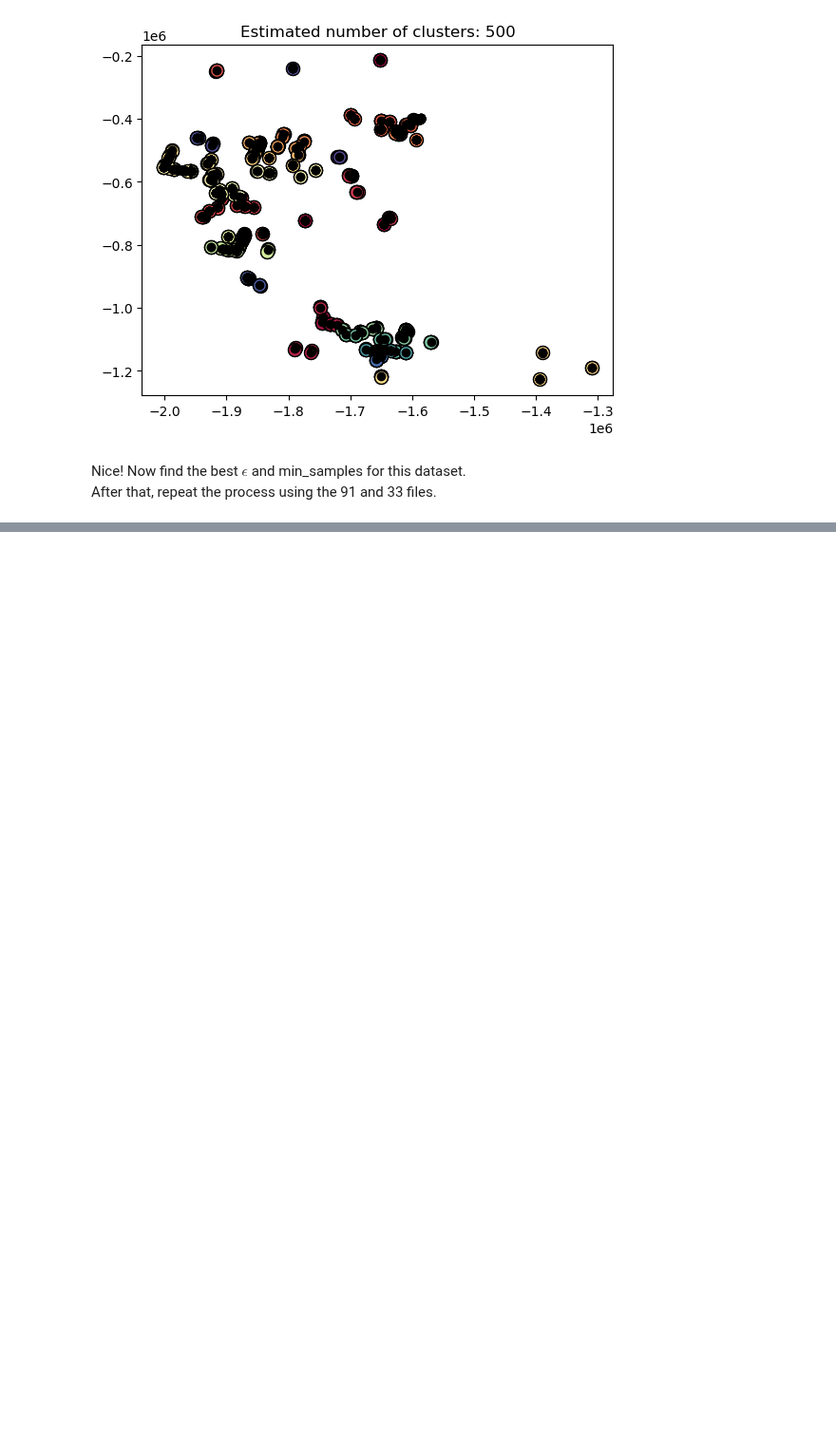
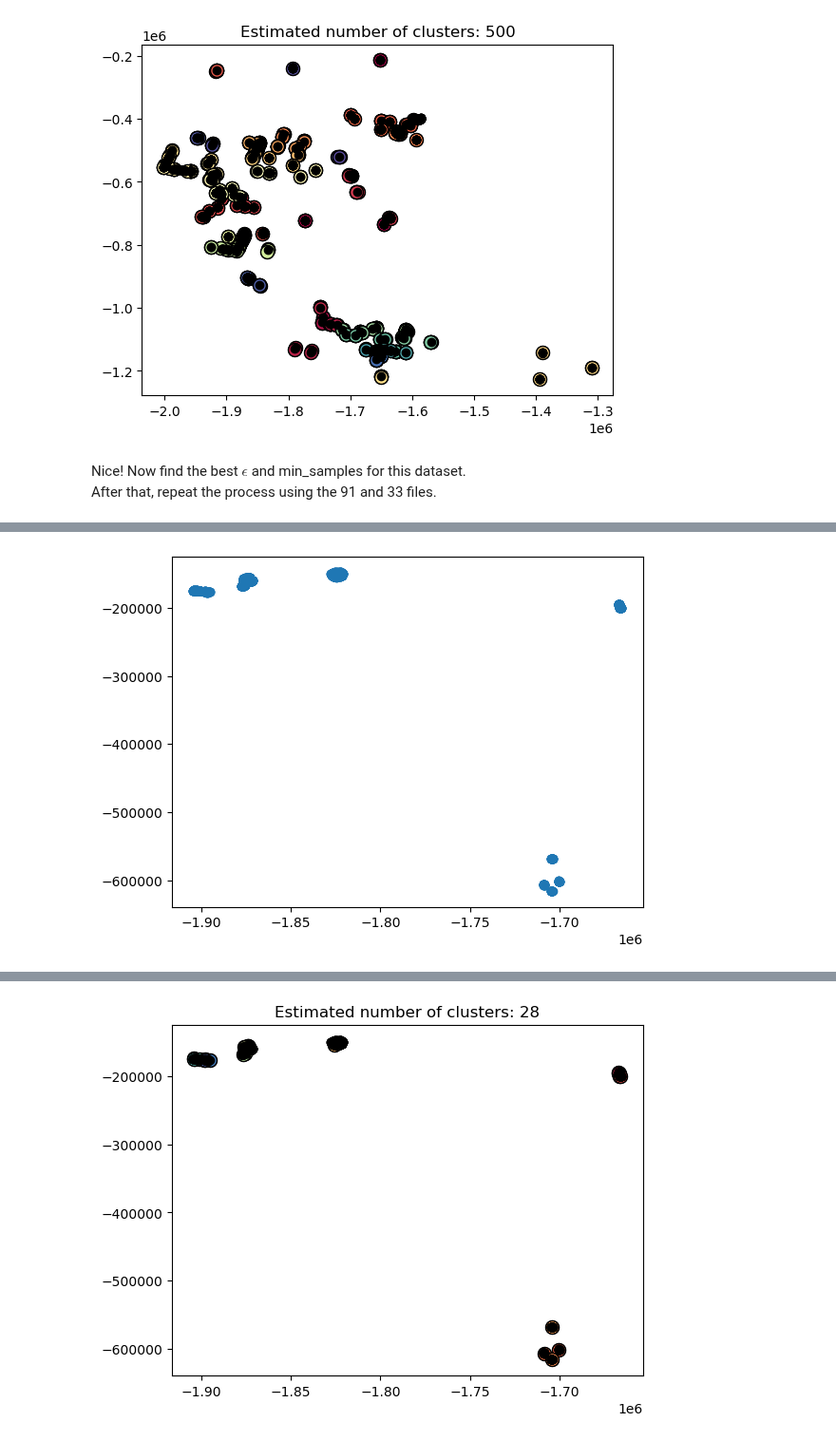
Before and after one commit to afrincon2/Machine_learning, a Jupyter notebook: Clustering/DBSCAN/DBSCAN_Ex.ipynb, the cells around one changed output, grey strips where cells are left out. Shown at 95% size. Drawn from its saved outputs; the diff is of its cells as text; code cells hidden in the pictures; blank space fills up the shorter version.

```diff
--- a/Clustering/DBSCAN/DBSCAN_Ex.ipynb
+++ b/Clustering/DBSCAN/DBSCAN_Ex.ipynb
@@ -127,0 +221,75 @@ After that, repeat the process using the 91 and 33 files.
+# %%
+df = pd.read_csv("91",header=None,delim_whitespace=True)
+plt.scatter(df[0], df[1])
+plt.show()
+X = df.to_numpy()
+clustering = DBSCAN(eps=10, min_samples=2).fit(X)
+# Try different values for eps and min_samples
+eps_values = [0.5, 1.0, 1.5, 2.0]
+min_samples_values = [2, 3, 4,5,6]
+
+# Calculate silhouette score for each combination of eps and min_samples
+best_score = -1
+best_eps = None
+best_min_samples = None
+for eps in eps_values:
+    for min_samples in min_samples_values:
+        clustering = DBSCAN(eps=eps, min_samples=min_samples).fit(X)
+        labels = clustering.labels_
+        if len(set(labels)) > 1:  # Silhouette score requires more than one cluster
+            score = metrics.silhouette_score(X, labels)
+            print(f"eps={eps}, min_samples={min_samples}, silhouette score={score:.2f}")
+            if score > best_score:
+                best_score = score
+                best_eps = eps
+                best_min_samples = min_samples
+
+print(f"Best parameters: eps={best_eps}, min_samples={best_min_samples}, silhouette score={best_score:.2f}")
+
+clustering = DBSCAN(eps=best_eps, min_samples=best_min_samples).fit(X)
+labels = clustering.labels_
+
+# Number of clusters in labels, ignoring noise if present.
+n_clusters_ = len(set(labels)) - (1 if -1 in labels else 0)
+n_noise_ = list(labels).count(-1)
+
+print("Estimated number of clusters: %d" % n_clusters_)
+print("Estimated number of noise points: %d" % n_noise_)
+print(f"Silhouette Coefficient: {metrics.silhouette_score(X, labels):.3f}")
+#Plot clusters
+unique_labels = set(labels)
+core_samples_mask = np.zeros_like(labels, dtype=bool)
+core_samples_mask[clustering.core_sample_indices_] = True
+
+colors = [plt.cm.Spectral(each) for each in np.linspace(0, 1, len(unique_labels))]
+for k, col in zip(unique_labels, colors):
+    if k == -1:
+        # Black used for noise.
+        col = [0, 0, 0, 1]
+
+    class_member_mask = labels == k
+
+    xy = X[class_member_mask & core_samples_mask]
+    plt.plot(
+        xy[:,0],
+        xy[:,1],
+        "o",
+        markerfacecolor=tuple(col),
+        markeredgecolor="k",
+        markersize=10,
+    )
+
+    xy = X[class_member_mask & ~core_samples_mask]
+    plt.plot(
+        xy[:,0],
+        xy[:,1],
+        "o",
+        markerfacecolor=tuple(col),
+        markeredgecolor="k",
+        markersize=6,
+    )
+
+plt.title(f"Estimated number of clusters: {n_clusters_}")
+plt.show()
+# %% [output]
+[figure, added]
@@ -127,0 +304 @@ After that, repeat the process using the 91 and 33 files.
+[figure, added]
```
Also changed, not shown: parts of 2 cells of this notebook.
